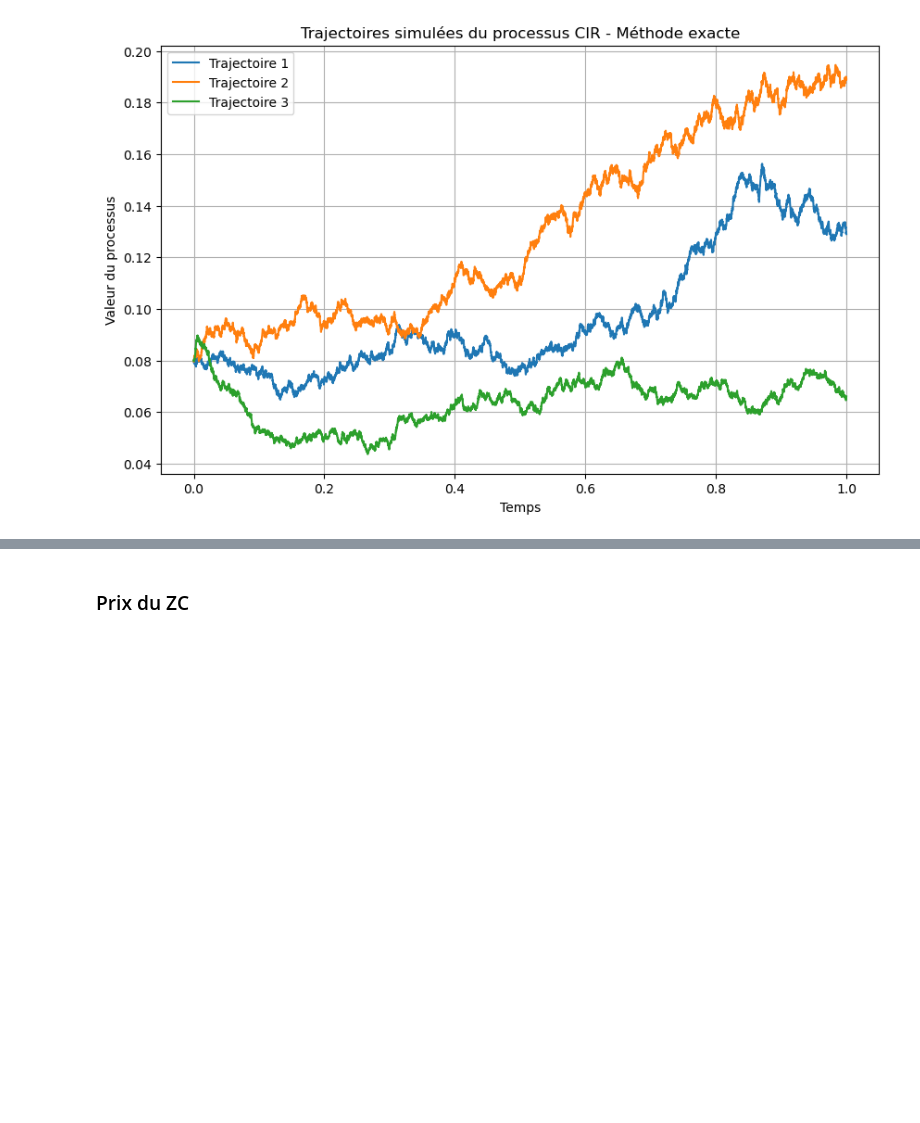
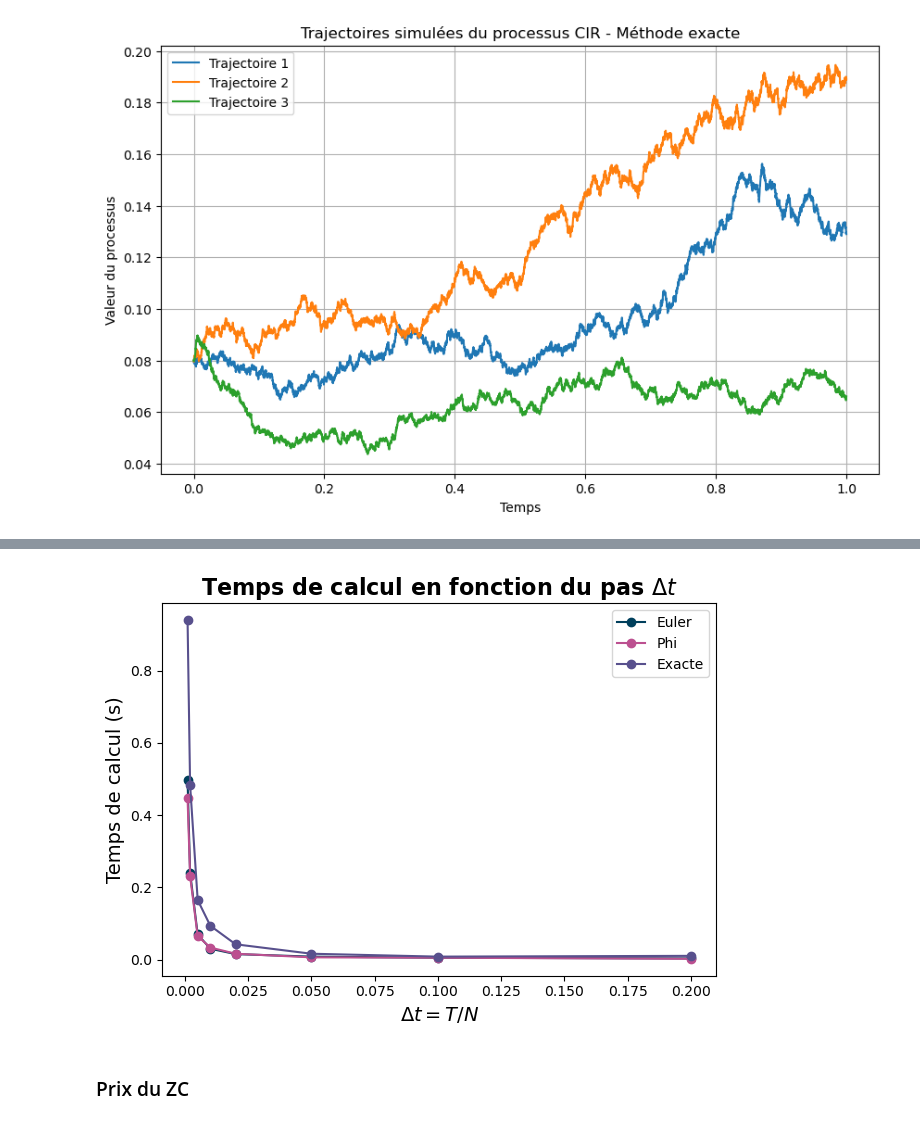
Before and after one commit to maxence2508/stage-cermics, a Jupyter notebook: second-order-schemes-for-multifactor-cir-and-heston-models.ipynb, the cells around one changed output, grey strips where cells are left out. Cells and saved outputs as stored; diff of their text form; code cells hidden in the pictures; blank space fills up the shorter version.

```diff
--- a/second-order-schemes-for-multifactor-cir-and-heston-models.ipynb
+++ b/second-order-schemes-for-multifactor-cir-and-heston-models.ipynb
@@ -332,3 +332,54 @@ plt.show()
+# %%
+import numpy as np
+import matplotlib.pyplot as plt
+import time
+
+# Paramètres
+x0 = 0.1
+T = 1.0
+n_paths = 10000
+N_list = [5, 10, 20, 50, 100, 200, 500, 1000]
+
+delta_t_list = []
+times_euler = []
+times_phi = []
+times_exact = []
+
+# Initialisation du processus
+cir = CIRProcess(a=0.1, k=0.15, sigma=0.1, rho=rho, gamma=gamma, x0=x0, dim=len(rho))
+
+for N in N_list:
+    delta_t = T / N
+    delta_t_list.append(delta_t)
+
+    # Euler
+    start = time.time()
+    cir.simulate_path_euler(x0, T, N, n=n_paths, seed=42)
+    times_euler.append(time.time() - start)
+
+    # Phi
+    start = time.time()
+    cir.simulate_path(x0, T, N, n=n_paths, seed=42)
+    times_phi.append(time.time() - start)
+
+    # Exact
+    start = time.time()
+    cir.simulate_path_exact(x0, T, N, n=n_paths, seed=42)
+    times_exact.append(time.time() - start)
+
+# Tracé
+plt.plot(delta_t_list, times_euler, marker='o', label='Euler', color='#003f5c')
+plt.plot(delta_t_list, times_phi, marker='o', label='Phi', color='#bc5090')
+plt.plot(delta_t_list, times_exact, marker='o', label='Exacte', color='#58508d')
+
+plt.xlabel(r'$\Delta t = T / N$', fontsize=14)
+plt.ylabel('Temps de calcul (s)', fontsize=14)
+plt.title('Temps de calcul en fonction du pas $\Delta t$', fontsize=16, weight='bold')
+plt.legend()
+plt.tight_layout()
+plt.show()
+# %% [output]
+[figure, added]
 # %% [markdown]
 ### Prix du ZC
 # %%
```
Also changed, not shown: parts of 3 cells of this notebook, 3 other files.
